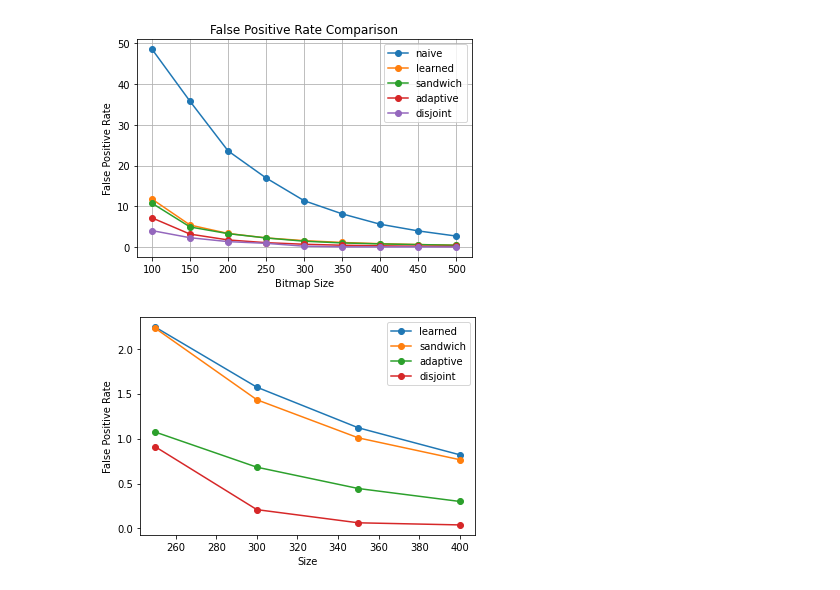
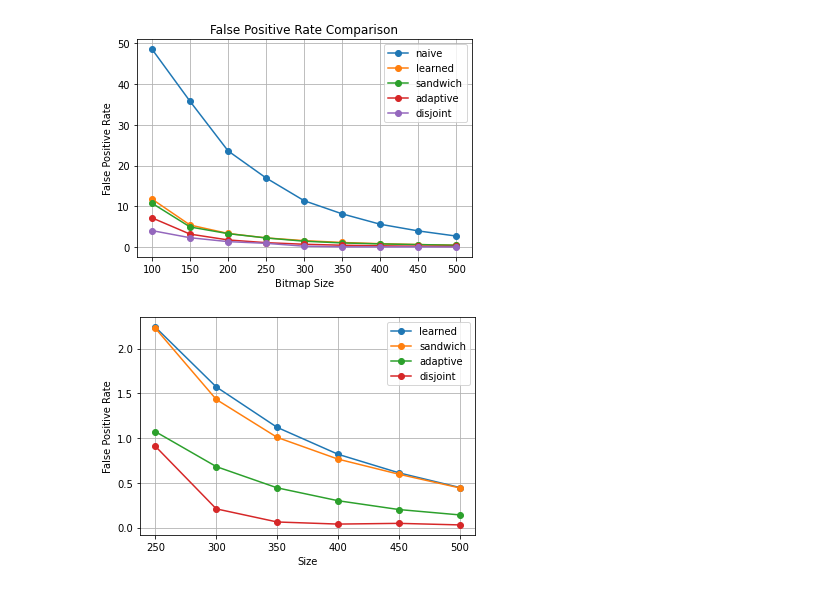
Before and after one commit to john-b-yang/cos513, a Jupyter notebook: etc/graphs.ipynb, the cells around one changed output. Drawn from its saved outputs; the diff is of its cells as text; code cells hidden in the pictures.

```diff
--- a/etc/graphs.ipynb
+++ b/etc/graphs.ipynb
@@ -47,12 +51,13 @@ plt.savefig("imgs/fpr.png")
 # %%
 # FPR line graph of just high performing models, zoomed into 350-500
 for key, value in fpr_map.items():
     if key != "naive":
-        plt.plot(sizes[3:7], value[3:7], label=key, marker='o')
+        plt.plot(sizes[3:], value[3:], label=key, marker='o')
 
 plt.ylabel('False Positive Rate')
 plt.xlabel('Size')
 plt.legend()
+plt.grid()
 plt.savefig('imgs/fpr-zoom.png')
 # %% [output]
-[figure, old version]
+[figure, new version]
```
Also changed, not shown: parts of 4 cells of this notebook, 6 other files.
